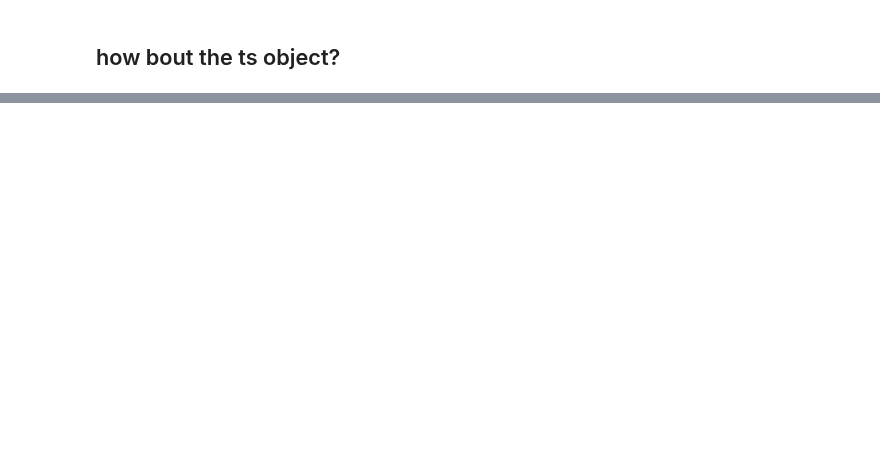
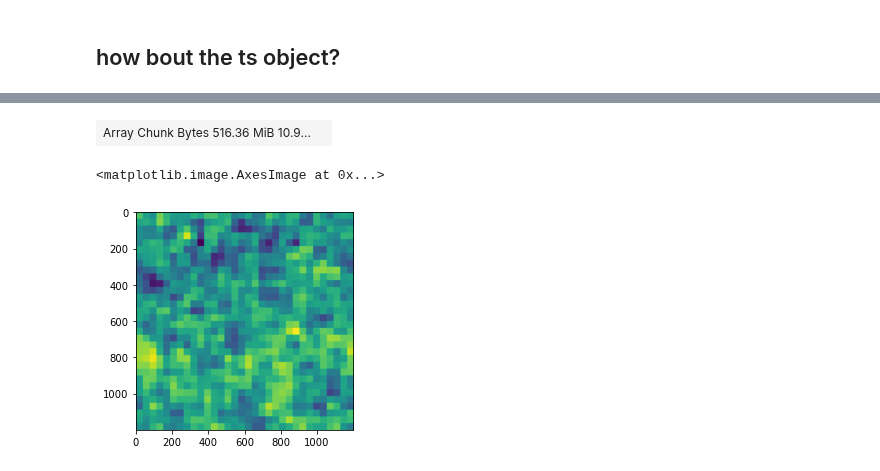
Before and after one commit to chrishavlin/yt_scratch, a Jupyter notebook: notebooks/dask_related/timeseries.ipynb, the cells around one changed output, grey strips where cells are left out. Drawn from its saved outputs; the diff is of its cells as text; code cells hidden in the pictures; blank space fills up the shorter version.

```diff
--- a/notebooks/dask_related/timeseries.ipynb
+++ b/notebooks/dask_related/timeseries.ipynb
@@ -104,0 +133,12 @@ Wall time: 1min 21s
+# %%
+%%time
+
+basenames = []
+
+def center_slice_frb_ds(ds, field):
+    slc = ds.slice(0, ds.domain_center[0])
+    return slc.to_frb(1., (1200, 1200))[field]
+
+field = ('enzo', 'Density')
+for ds in ts:
+    basenames.append(dask.delayed(center_slice_frb)(ds, field))
@@ -104,0 +171,16 @@ Wall time: 1min 21s
+# %%
+%%time
+
+basenames = []
+
+nx = 1200
+ny = 1200
+def center_slice_frb(ds_id, field):
+    # yt.set_log_level(50)  # disable yt logging here...
+    ds = yt.load(ds_files[ds_id])
+    slc = ds.slice(0, ds.domain_center[0])
+    return np.log10(slc.to_frb(1., (nx, ny))[field])
+
+field = ('enzo', 'Density')
+for ds_id in range(len(ds_files)):
+    basenames.append(dask.delayed(center_slice_frb)(ds_id, field))
@@ -104,0 +192,13 @@ Wall time: 1min 21s
+# %%
+delayed_arrays = [da.from_delayed(b, (nx, ny),dtype=float) for b in basenames]
+# %%
+delayed_im_array = da.stack(delayed_arrays)
+# %%
+delayed_im_array
+# %% [output]
+| Array Chunk Bytes 516.36 MiB 10.9... |  |
+# %%
+plt.imshow(delayed_im_array[0,:,:])
+# %% [output]
+<matplotlib.image.AxesImage at 0x...>
+[figure, added]
```
Also changed, not shown: parts of 48 cells of this notebook, 11 other files.
